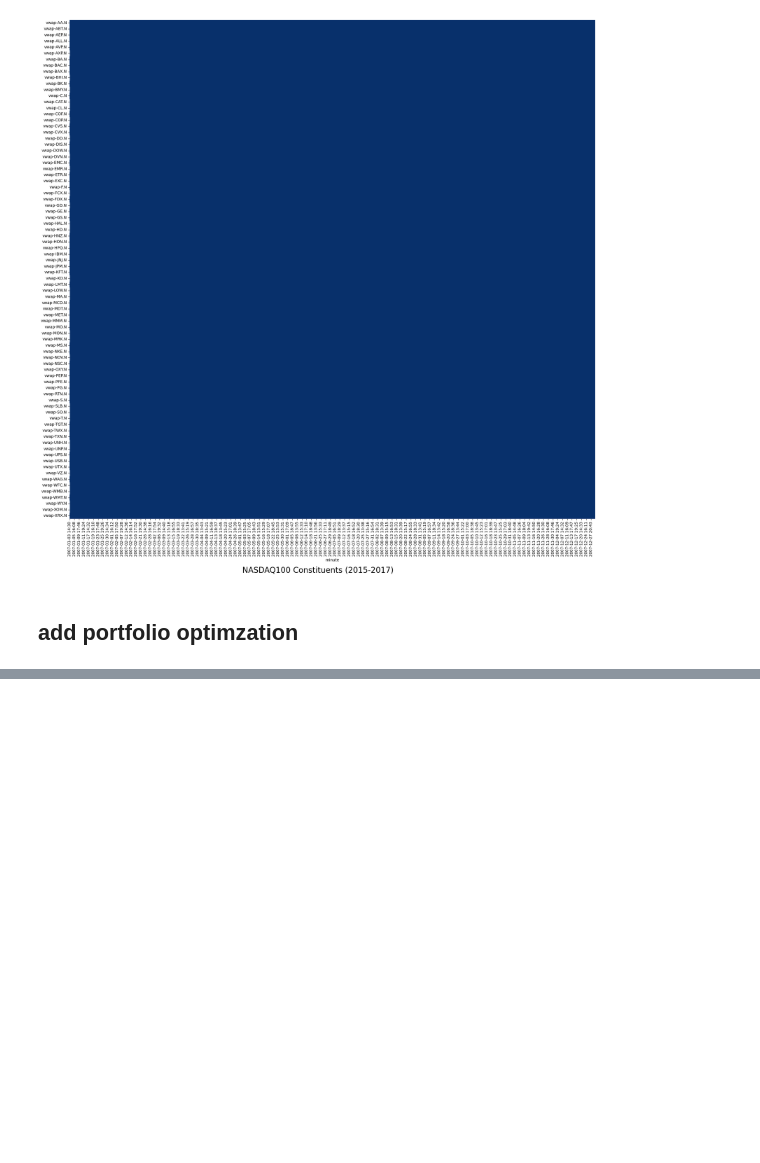
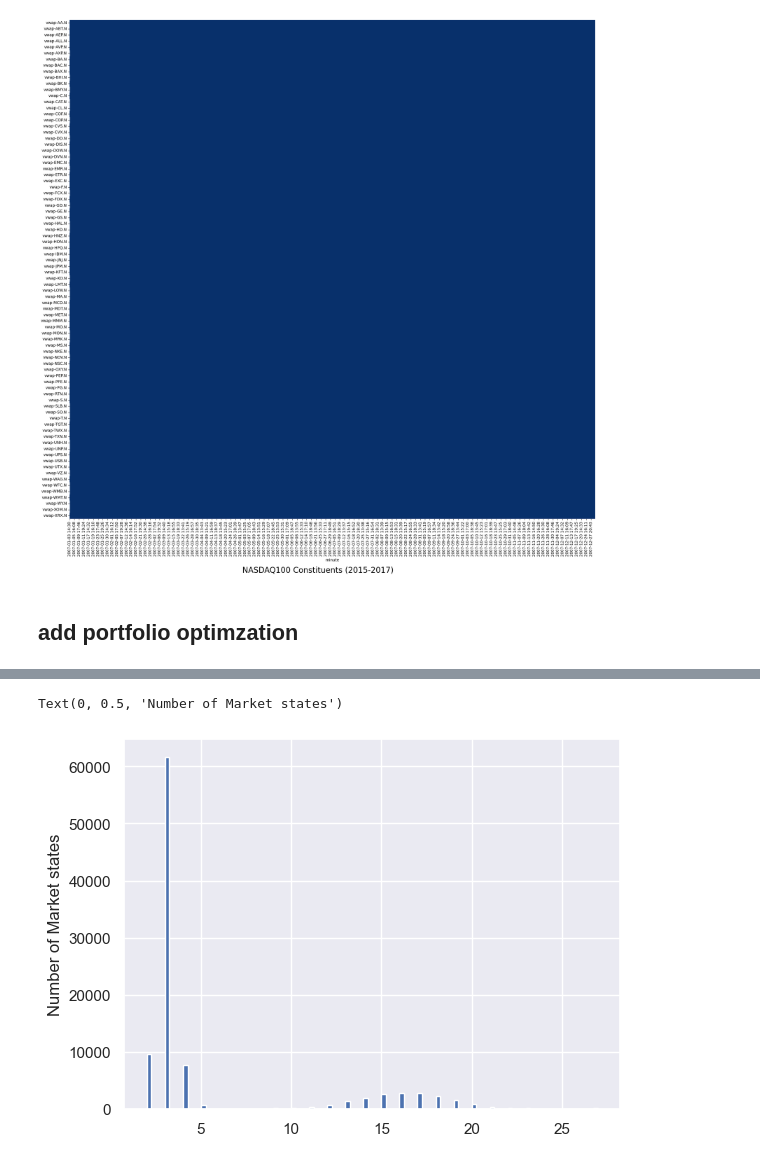
Before and after one commit to chgendreau/market-states-trading-strategy, a Jupyter notebook: strateg_test.ipynb, the cells around one changed output, grey strips where cells are left out. Saved outputs shown, nothing was run; the diff lists cells and outputs as text; code cells hidden in the pictures; blank space fills up the shorter version.

```diff
--- a/strateg_test.ipynb
+++ b/strateg_test.ipynb
@@ -665,0 +718,7 @@ plt.show()
+# %%
+k=[num for num in Num if num > 22]
+plt.hist(Num, bins=100)
+plt.ylabel('Number of Market states')
+# %% [output]
+Text(0, 0.5, 'Number of Market states')
+[figure, added]
```
Also changed, not shown: parts of 31 cells of this notebook, 2 other files.
